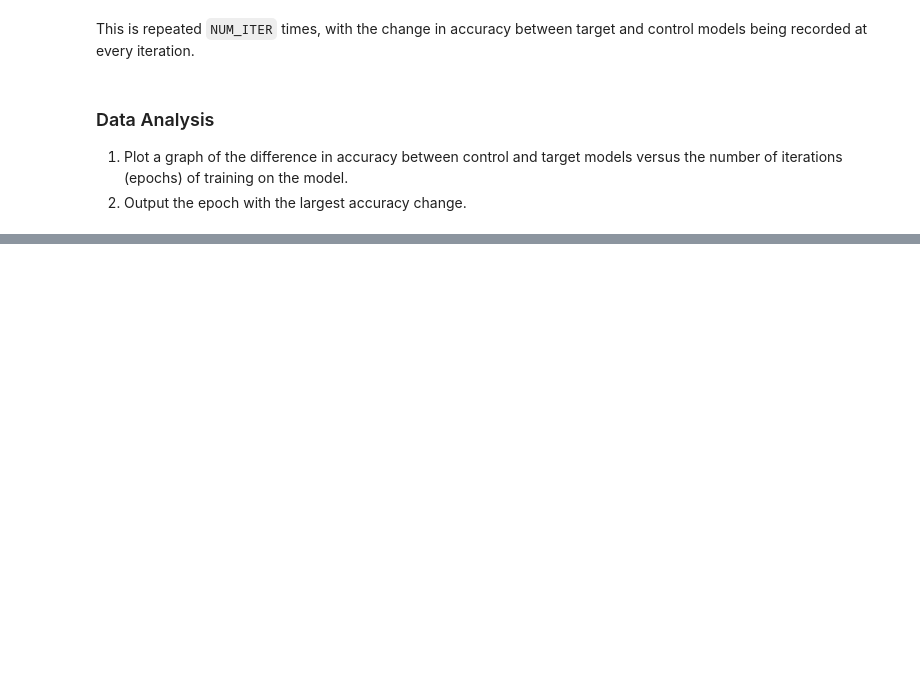
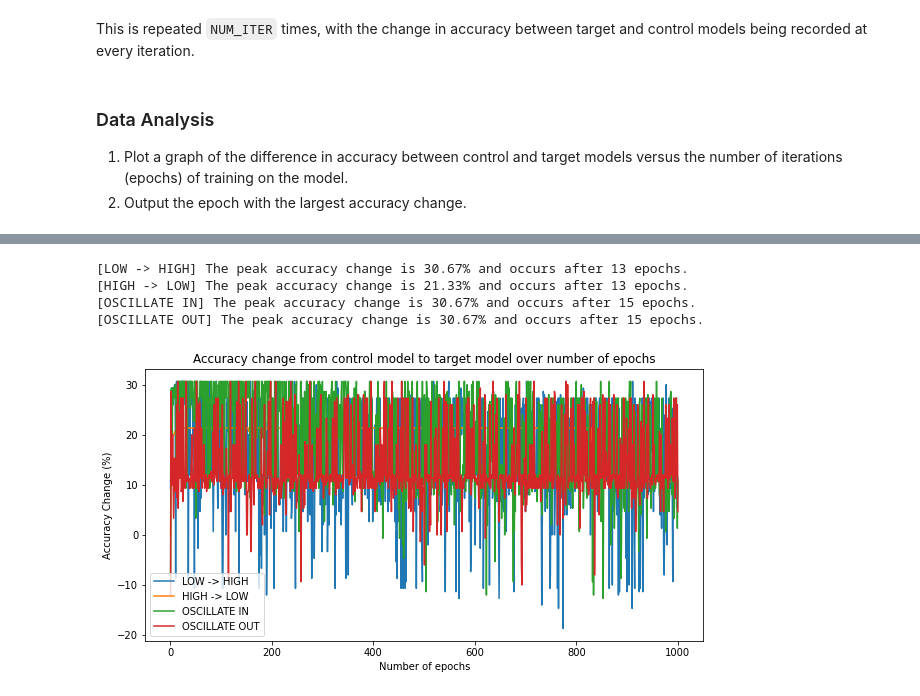
Before and after one commit to Shahiriyo/CS310-DataPoisoning-Project, a Jupyter notebook: DataOrderingSGD.ipynb, the cells around one changed output, grey strips where cells are left out. Cells and saved outputs as stored; diff of their text form; code cells hidden in the pictures; blank space fills up the shorter version.

Commit message:
Added custom batch sizes for data batches, fixed bug where standard hinge loss function was used over multiclass hinge loss.

````diff
--- a/DataOrderingSGD.ipynb
+++ b/DataOrderingSGD.ipynb
@@ -353,2 +357,50 @@ plt.show()
 
 The above attack is called with a ```LOW_HIGH``` reordering flag, meaning the data batches are exclusively being reordered in ascending order of each batch's loss on the surrogate model (```sklearn.metrics.hinge_loss()```) and each data batch is only of size one data point. The following experiments will reinvestigate the attack using different reordering methods and batch sizes.
+# %%
+# Generate determinstic (for purposes of this project's context) random numbers to represent example batch sizes
+# MAX_BATCH_SIZE = 20
+# batchSizes = []
+# count = N
+# while count > 0:
+#     r = min(np.random.randint(1, MAX_BATCH_SIZE), count)
+#     batchSizes.append(r)
+#     count -= r
+batchSizes = [2, 9, 1, 5, 7, 14, 8, 16, 10, 19, 9, 16, 12, 7, 16, 2, 13, 4, 19, 16, 4, 11, 13, 7, 4, 6, 12, 1, 12, 9, 11, 12, 6, 16, 9, 3, 15, 4, 4, 8, 10, 10, 10, 4, 15, 19, 13, 4, 10, 11, 14, 8, 8, 2, 13, 3, 3, 2, 6, 9, 5, 1, 12, 3, 6, 17, 9, 2, 18, 17, 4, 9, 5, 17, 4, 8, 4, 19, 18, 2, 19, 18, 3, 6, 6, 13, 13, 3, 16, 8, 8, 12, 18, 7, 8, 19, 12, 18, 10, 15, 10, 19, 1, 10, 12, 18, 10, 1, 17, 11, 5, 4, 9, 15, 1, 9, 8, 14, 18, 1, 12, 5, 1, 11, 15, 19, 5, 4, 8, 9, 14, 6, 1, 9, 16, 16, 12, 5, 8, 14, 11, 15, 18, 4, 10, 19, 3, 12, 19, 14, 2, 7, 1]
+
+NUM_BATCHES = len(batchSizes)
+# %%
+batchAcc = {
+    LOW_HIGH: {'CONTROL': [], 'TARGET': []},
+    HIGH_LOW: {'CONTROL': [], 'TARGET': []},
+    OSC_IN: {'CONTROL': [], 'TARGET': []},
+    OSC_OUT: {'CONTROL': [], 'TARGET': []}
+}
+
+for i in (LOW_HIGH, HIGH_LOW, OSC_IN, OSC_OUT):
+    init_models()
+    for j in range(NUM_ITER):
+        attack(i, batchSizes, NUM_BATCHES)
+        batchAcc[i]['CONTROL'].append(control.score(testData, testLabels) * 100)
+        batchAcc[i]['TARGET'].append(target.score(testData, testLabels) * 100)
+# %%
+# Plot graph of accuracy variation with number of iterations during training
+for i in (LOW_HIGH, HIGH_LOW, OSC_IN, OSC_OUT):
+    difference = np.array(batchAcc[i]['CONTROL']) - np.array(batchAcc[i]['TARGET'])
+    plt.plot(range(1, NUM_ITER+1), difference, label=i)
+
+    # Output numerical information on highest accuracy change potential for each attack variation
+    print("[%s] The peak accuracy change is %.*f%% and occurs after %d epochs." % (i, 2, np.max(difference), np.argmax(difference)+1))
+
+# Annotate and resize graph
+plt.xlabel('Number of epochs')
+plt.ylabel('Accuracy Change (%)')
+plt.title('Accuracy change from control model to target model over number of epochs')
+plt.gcf().set_size_inches(10, 5)
+plt.legend()
+plt.show()
+# %% [output]
+[LOW -> HIGH] The peak accuracy change is 30.67% and occurs after 13 epochs.
+[HIGH -> LOW] The peak accuracy change is 21.33% and occurs after 13 epochs.
+[OSCILLATE IN] The peak accuracy change is 30.67% and occurs after 15 epochs.
+[OSCILLATE OUT] The peak accuracy change is 30.67% and occurs after 15 epochs.
+[figure, added]
````
Also changed, not shown: parts of 5 cells of this notebook.
